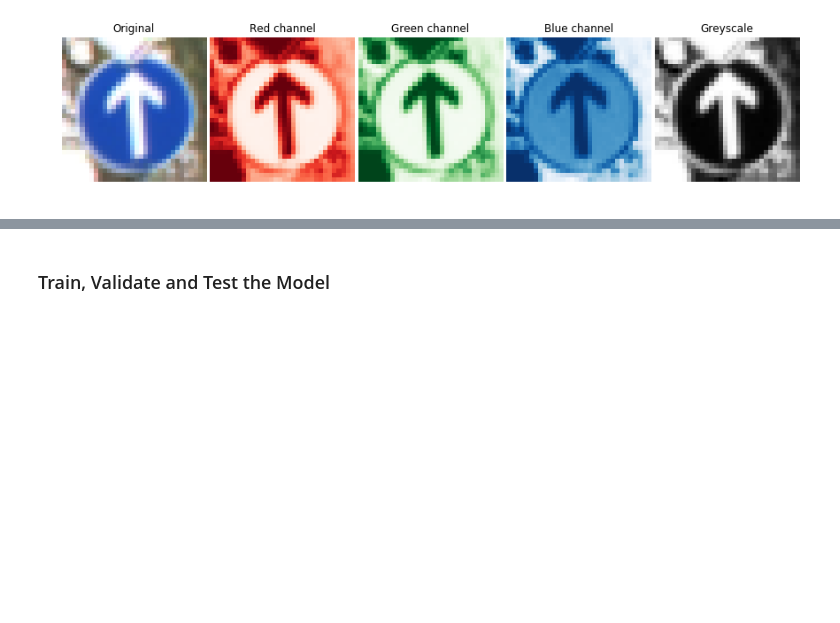
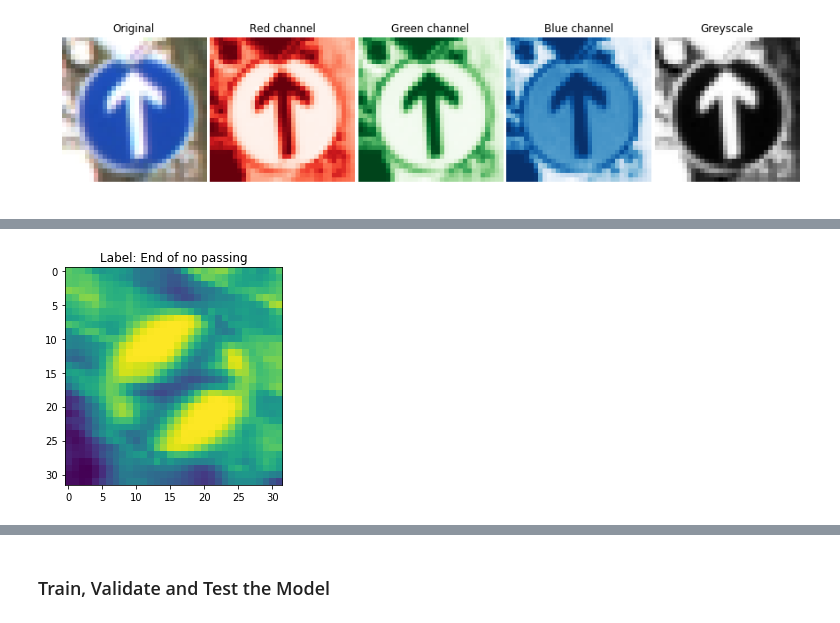
Before and after one commit to heliotropium72/traffic_sign_classifier, a Jupyter notebook: Traffic_Sign_Classifier.ipynb, the cells around one changed output, grey strips where cells are left out. Drawn from its saved outputs; the diff is of its cells as text; code cells hidden in the pictures; blank space fills up the shorter version.

```diff
--- a/Traffic_Sign_Classifier.ipynb
+++ b/Traffic_Sign_Classifier.ipynb
@@ -352,38 +354,35 @@ def Standardiser(data):
 # Data stretching = cutoff of noise/outliers
 def Stretching(data):
     raise NotImplemented
 
 # Colour Transformations
 def Grayscale(data):
     data_new = []
     for i in range(len(data)):
          data_new.append(cv2.cvtColor( data[i], cv2.COLOR_RGB2GRAY))
     data_new = np.array(data_new)
     data_new.reshape(-1,32,32,1)
     return data_new
 
 def ColourThreshold(data):
     ''' For colour (rgb) images only '''
     raise NotImplemented
     # Idea... add another layer e.g. red, green, blue and grayscale
     # Red and blue should be strongly thresholded since traffic signs are mainly these colours
 
 # Combined pipleine for pre-processing
 def preprocessing(data):
     data = Grayscale(data)
     #data = Normalization(data)
     #data = MinMaxScaler(data)
     data = Standardiser(data)
     return data
 
-
-
 X_train = preprocessing(X_train)
 X_valid = preprocessing(X_valid)
 X_test = preprocessing(X_test)
-
-# Check the outcome
-plot_training_image(50)
+# %% [output]
+[figure, added]
 # %%
 # Check the shape of the input after preprocessing
 print(X_train.shape)
```
Also changed, not shown: parts of 33 cells of this notebook, 10 other files.
